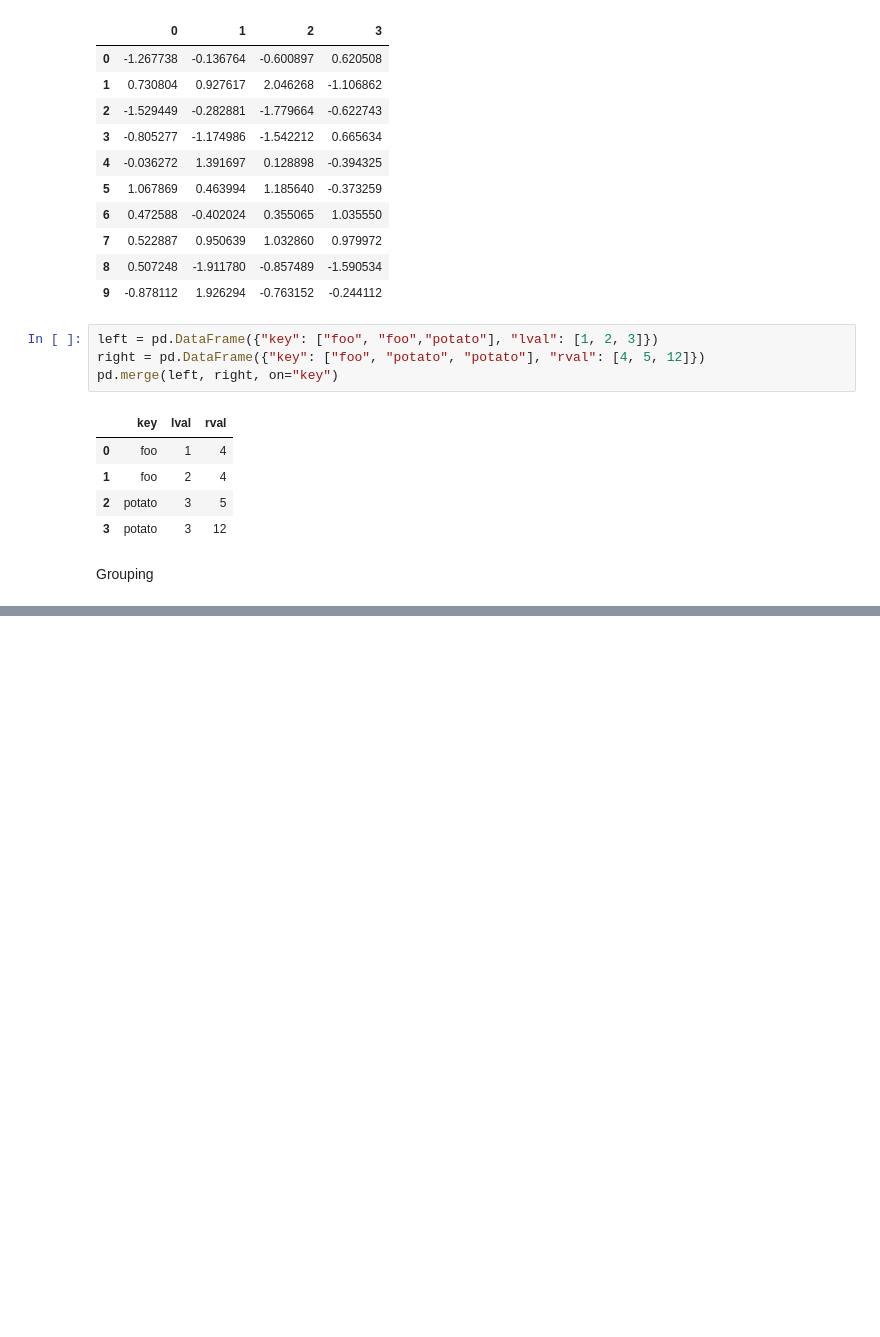
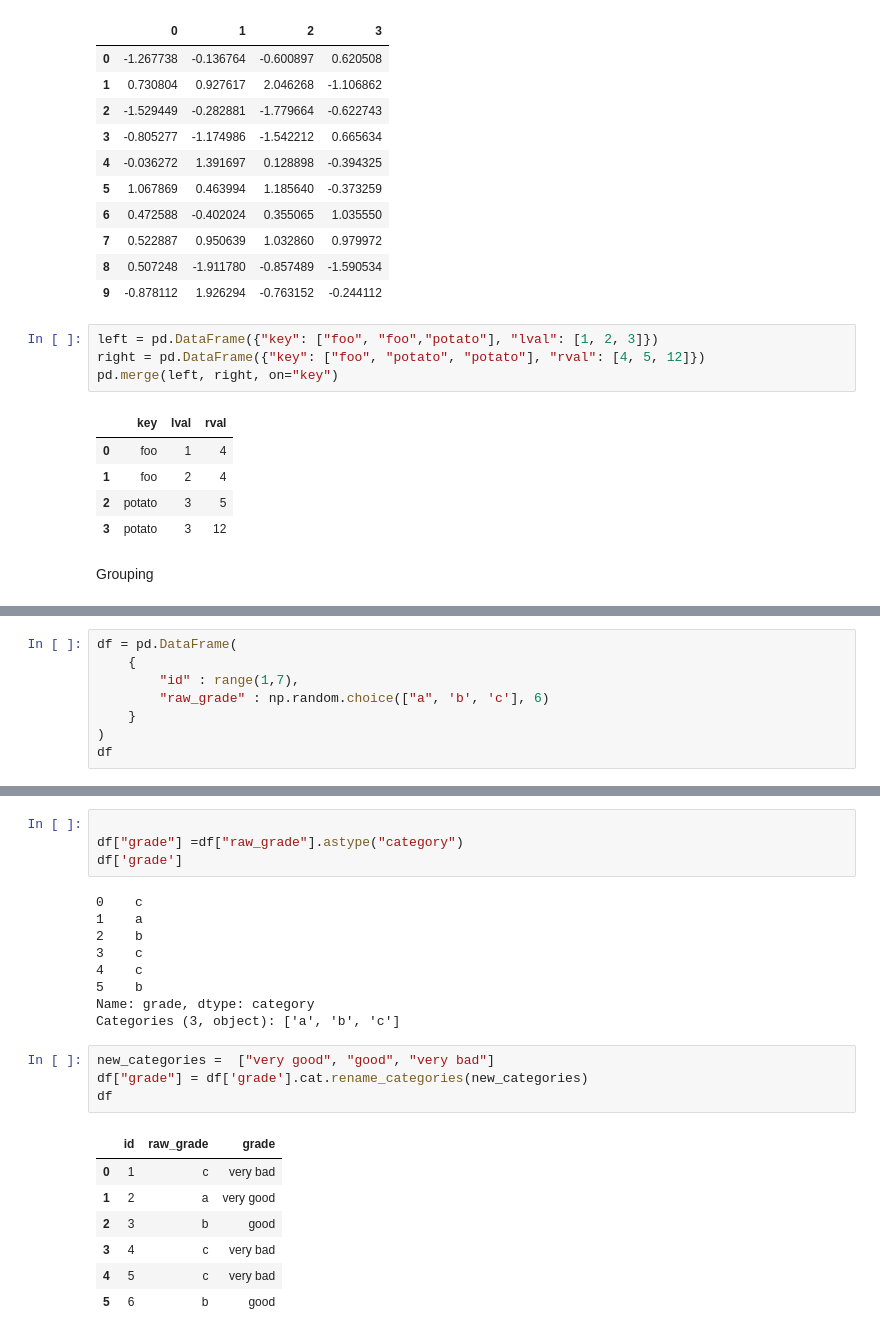
Before and after one commit to Bardia-Mostaghim/learning_pandas_basics, a Jupyter notebook: HowWasThisSupposedToTakeTenMinutes.ipynb, the cells around one changed output, grey strips where cells are left out. Cells and saved outputs as stored; diff of their text form; blank space fills up the shorter version.

```diff
--- a/HowWasThisSupposedToTakeTenMinutes.ipynb
+++ b/HowWasThisSupposedToTakeTenMinutes.ipynb
@@ -508,0 +634,8 @@ df.groupby(["A","B"]).sum()
+# %%
+df = pd.DataFrame(
+    {
+        "id" : range(1,7),
+        "raw_grade" : np.random.choice(["a", 'b', 'c'], 6)
+    }
+)
+df
@@ -508,0 +650,25 @@ df.groupby(["A","B"]).sum()
+# %%
+
+df["grade"] =df["raw_grade"].astype("category")
+df['grade']
+# %% [output]
+0    c
+1    a
+2    b
+3    c
+4    c
+5    b
+Name: grade, dtype: category
+Categories (3, object): ['a', 'b', 'c']
+# %%
+new_categories =  ["very good", "good", "very bad"]
+df["grade"] = df['grade'].cat.rename_categories(new_categories)
+df
+# %% [output]
+|  | id | raw_grade | grade |
+| 0 | 1 | c | very bad |
+| 1 | 2 | a | very good |
+| 2 | 3 | b | good |
+| 3 | 4 | c | very bad |
+| 4 | 5 | c | very bad |
+| 5 | 6 | b | good |
```
Also changed, not shown: parts of 25 cells of this notebook.
